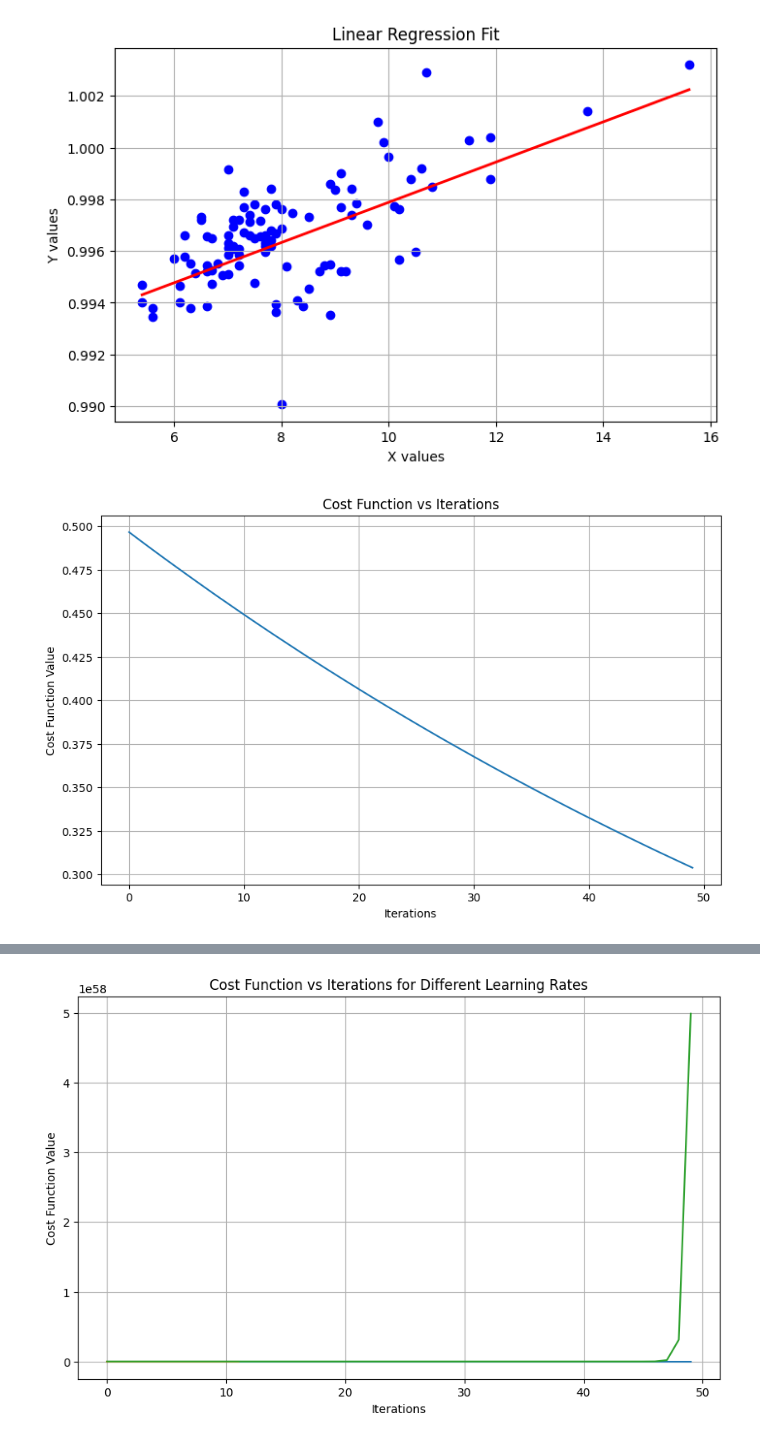
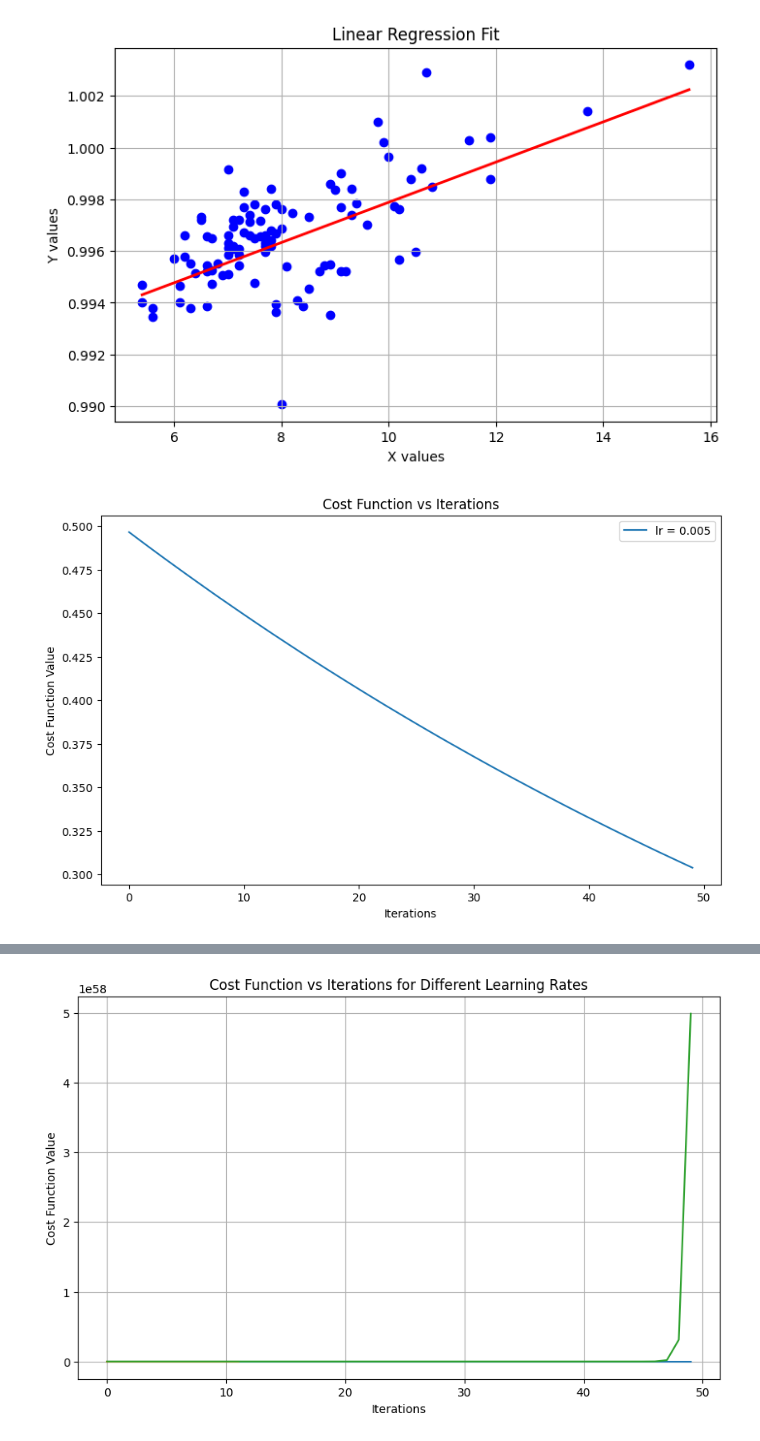
Before and after one commit to rahulkr08cse/AI-LAB, a Jupyter notebook: LAB3/main.ipynb, the cells around one changed output, grey strips where cells are left out. Cells and saved outputs as stored; diff of their text form; code cells hidden in the pictures.

```diff
--- a/LAB3/main.ipynb
+++ b/LAB3/main.ipynb
@@ -34,7 +34,7 @@ X = np.c_[np.ones(x_normalized.shape[0]), x_normalized]
 y = y_data
 theta = np.zeros(2)
 alpha = 0.5  # Learning rate
-num_iterations = 1000  # Maximum number of iterations
+num_iterations = 50
 m = len(y)
 cost_history = []
 
@@ -105,34 +105,34 @@ plt.show()
 # %%
 def gradient_descent(lr, num_iterations=50):
     theta = np.zeros(2)
     cost_history = []
     for i in range(num_iterations):
         predictions = X.dot(theta)
         errors = predictions - y
         gradient = (1/m) * X.T.dot(errors)
         theta -= lr * gradient
         cost = (1/(2*m)) * np.sum(errors**2)
         cost_history.append(cost)
         if i > 0 and abs(cost_history[-1] - cost_history[-2]) < 1e-6:
             break
     return theta, cost_history
 learning_rates = [0.005]
 cost_histories = {}
 
 for lr in learning_rates:
     _, cost_histories[lr] = gradient_descent(lr)
 
 plt.figure(figsize=(10, 6))
 
 for lr in learning_rates:
     plt.plot(range(len(cost_histories[lr])), cost_histories[lr], label=f'lr = {lr}')
 plt.xlabel('Iterations')
 plt.ylabel('Cost Function Value')
 plt.title('Cost Function vs Iterations')
-plt.grid()
+plt.legend()
 plt.show()
 # %% [output]
-[figure, old version]
+[figure, new version]
 # %%
 def gradient_descent(lr, num_iterations=50):
     theta = np.zeros(2)
```
Also changed, not shown: parts of 4 cells of this notebook.
